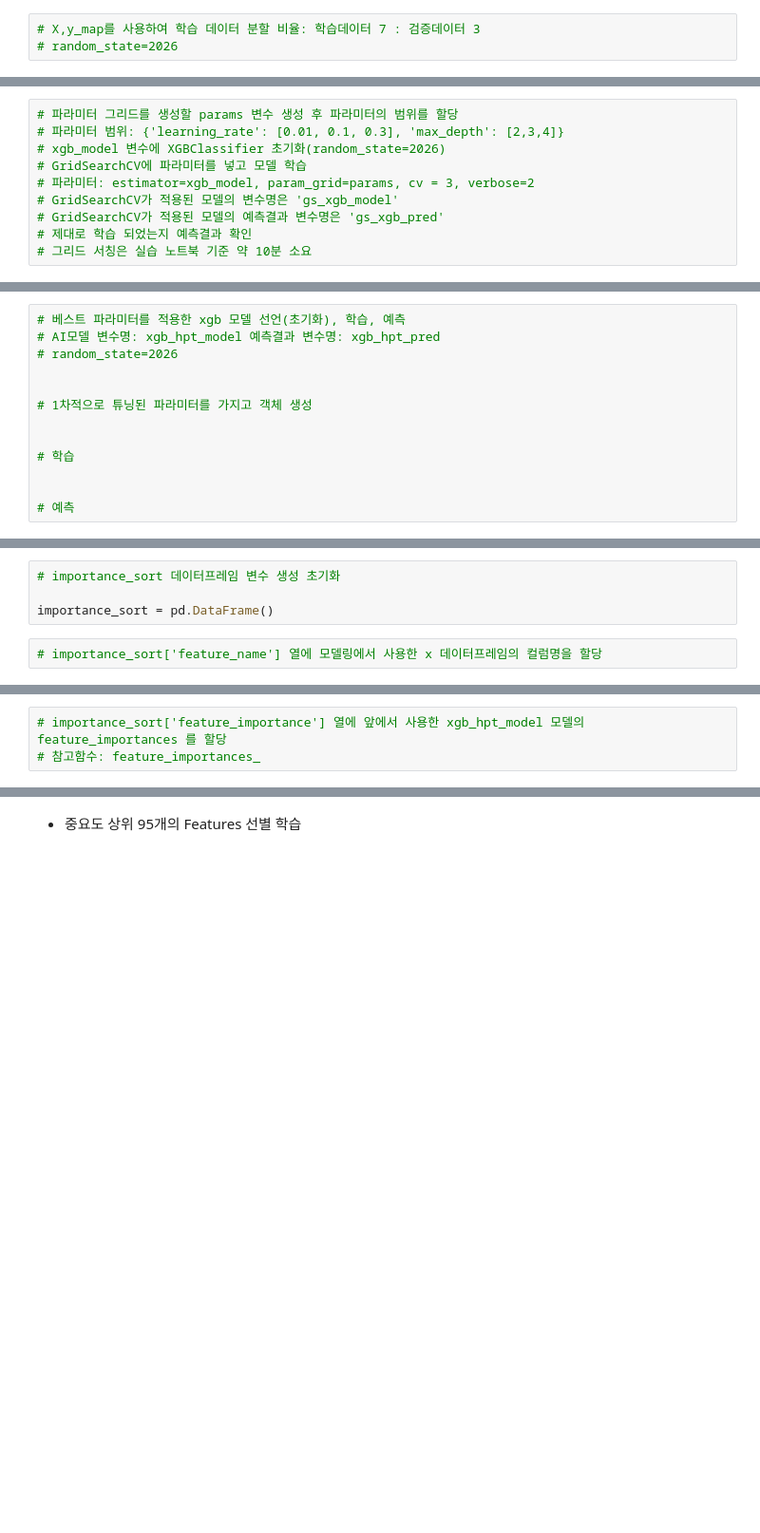
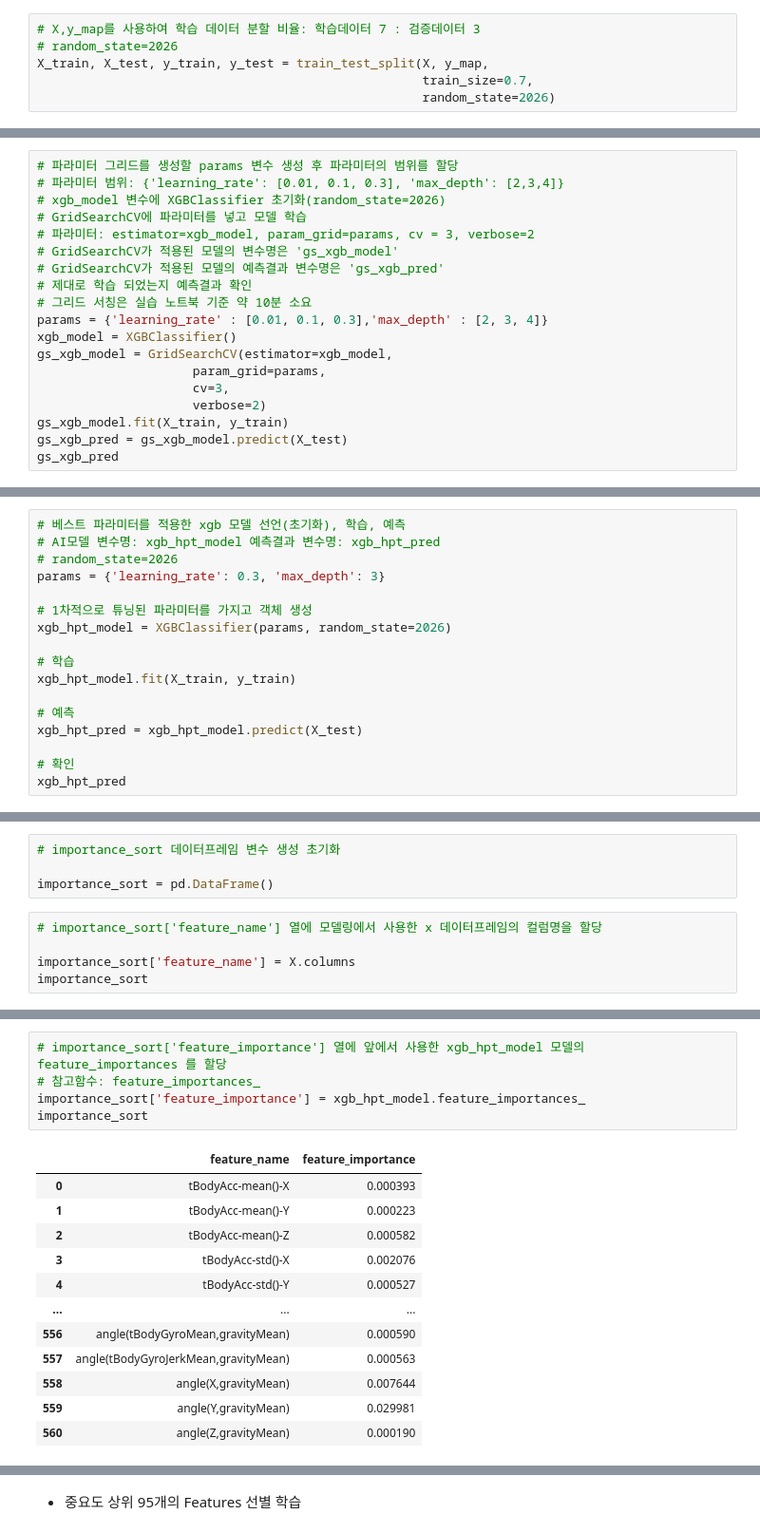
Before and after one commit to dovan2026/maching_learning, a Jupyter notebook: 종합실습2_02_모델튜닝.ipynb, the cells around one changed output, grey strips where cells are left out. Shown at 95% size. Saved outputs shown, nothing was run; the diff lists cells and outputs as text; blank space fills up the shorter version.

```diff
--- a/종합실습2_02_모델튜닝.ipynb
+++ b/종합실습2_02_모델튜닝.ipynb
@@ -285,6 +626,9 @@ result
 # %%
 # X,y_map를 사용하여 학습 데이터 분할 비율: 학습데이터 7 : 검증데이터 3
 # random_state=2026
+X_train, X_test, y_train, y_test = train_test_split(X, y_map,
+                                                    train_size=0.7,
+                                                    random_state=2026)
 # %% [markdown]
 * GridSearchCV 로 하이퍼 파라미터 찾기
 # %%
@@ -297,3 +641,12 @@ result
 # GridSearchCV가 적용된 모델의 예측결과 변수명은 'gs_xgb_pred'
 # 제대로 학습 되었는지 예측결과 확인
 # 그리드 서칭은 실습 노트북 기준 약 10분 소요
+params = {'learning_rate' : [0.01, 0.1, 0.3],'max_depth' : [2, 3, 4]}
+xgb_model = XGBClassifier()
+gs_xgb_model = GridSearchCV(estimator=xgb_model,
+                     param_grid=params,
+                     cv=3,
+                     verbose=2)
+gs_xgb_model.fit(X_train, y_train)
+gs_xgb_pred = gs_xgb_model.predict(X_test)
+gs_xgb_pred
@@ -308,12 +704,16 @@ result
 # 베스트 파라미터를 적용한 xgb 모델 선언(초기화), 학습, 예측
 # AI모델 변수명: xgb_hpt_model 예측결과 변수명: xgb_hpt_pred
 # random_state=2026
-
+params = {'learning_rate': 0.3, 'max_depth': 3}
 
 # 1차적으로 튜닝된 파라미터를 가지고 객체 생성
-
+xgb_hpt_model = XGBClassifier(params, random_state=2026)
 
 # 학습
-
+xgb_hpt_model.fit(X_train, y_train)
 
 # 예측
+xgb_hpt_pred = xgb_hpt_model.predict(X_test)
+
+# 확인
+xgb_hpt_pred
@@ -344,3 +780,6 @@ result
 importance_sort = pd.DataFrame()
 # %%
 # importance_sort['feature_name'] 열에 모델링에서 사용한 x 데이터프레임의 컬럼명을 할당
+
+importance_sort['feature_name'] = X.columns
+importance_sort
@@ -347,3 +800,18 @@ importance_sort = pd.DataFrame()
 # %%
 # importance_sort['feature_importance'] 열에 앞에서 사용한 xgb_hpt_model 모델의 feature_importances 를 할당
 # 참고함수: feature_importances_
+importance_sort['feature_importance'] = xgb_hpt_model.feature_importances_
+importance_sort
+# %% [output]
+|  | feature_name | feature_importance |
+| 0 | tBodyAcc-mean()-X | 0.000393 |
+| 1 | tBodyAcc-mean()-Y | 0.000223 |
+| 2 | tBodyAcc-mean()-Z | 0.000582 |
+| 3 | tBodyAcc-std()-X | 0.002076 |
+| 4 | tBodyAcc-std()-Y | 0.000527 |
+| ... | ... | ... |
+| 556 | angle(tBodyGyroMean,gravityMean) | 0.000590 |
+| 557 | angle(tBodyGyroJerkMean,gravityMean) | 0.000563 |
+| 558 | angle(X,gravityMean) | 0.007644 |
+| 559 | angle(Y,gravityMean) | 0.029981 |
+| 560 | angle(Z,gravityMean) | 0.000190 |
```
Also changed, not shown: parts of 56 cells of this notebook, 2 other files.
